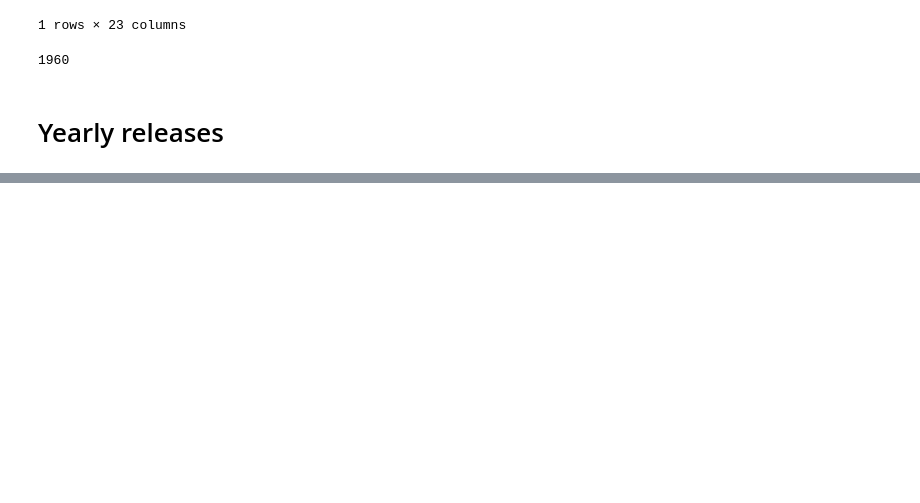
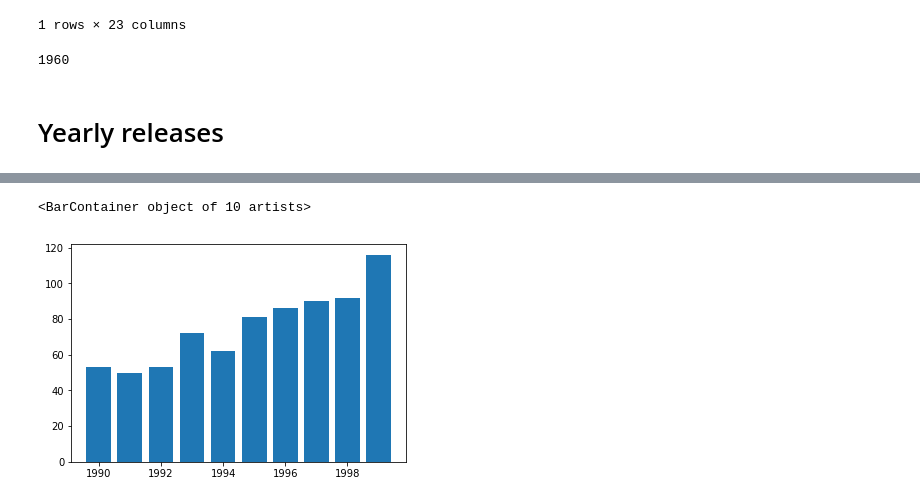
Before and after one commit to asim-noor/data-exploration, a Jupyter notebook: Project 2 DAND.ipynb, the cells around one changed output, grey strips where cells are left out. Cells and saved outputs as stored; diff of their text form; code cells hidden in the pictures; blank space fills up the shorter version.

```diff
--- a/Project 2 DAND.ipynb
+++ b/Project 2 DAND.ipynb
@@ -350,0 +352,5 @@ Name: id, dtype: int64
+# %%
+plt.bar(yearly_releases[30:40].index, yearly_releases[30:40])
+# %% [output]
+<BarContainer object of 10 artists>
+[figure, added]
```
Also changed, not shown: parts of 25 cells of this notebook.
